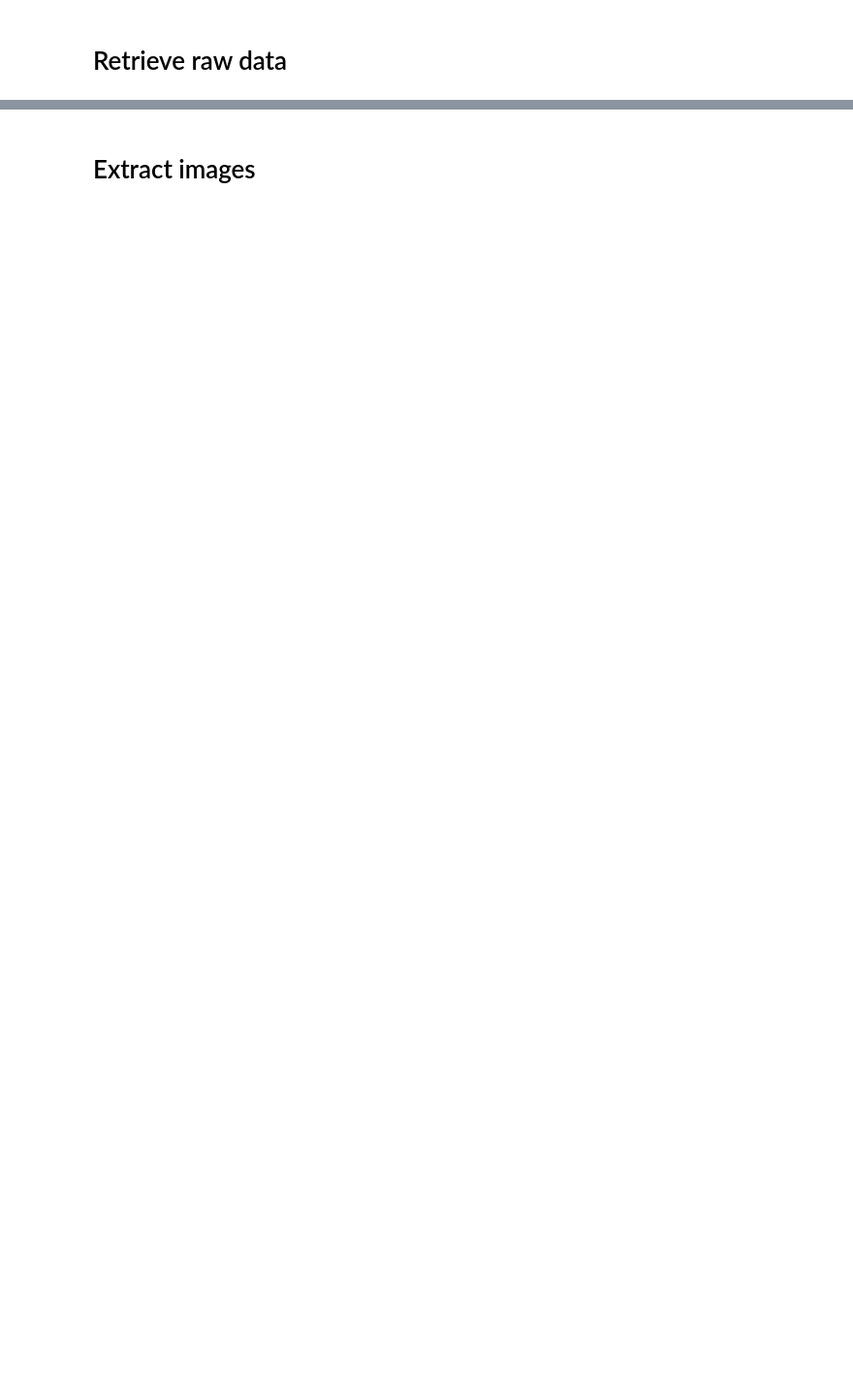
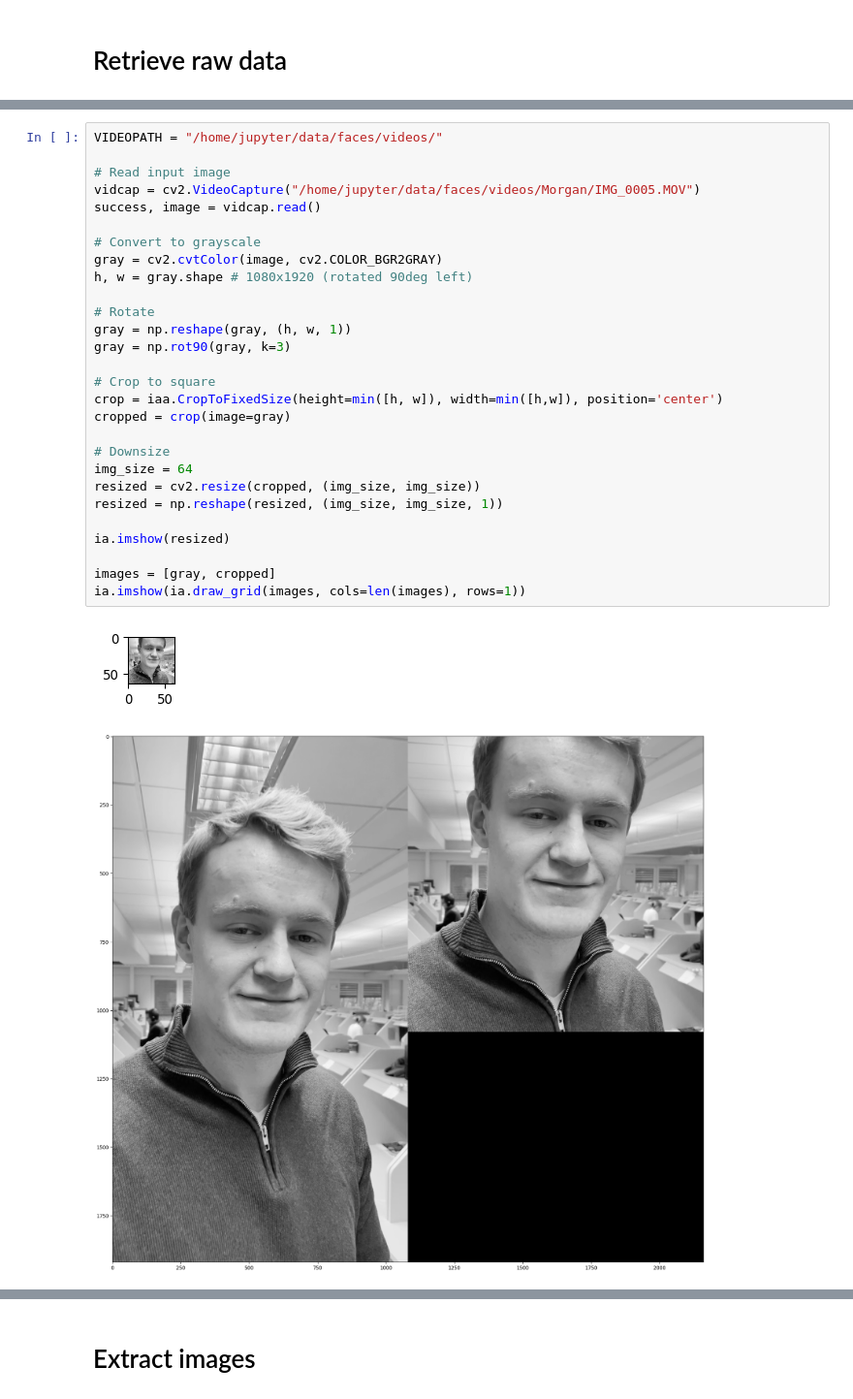
Before and after one commit to Neuralwood-Net/face-recognizer-9000, a Jupyter notebook: notebooks/data-extraction.ipynb, the cells around one changed output, grey strips where cells are left out. Shown at 97% size. Saved outputs shown, nothing was run; the diff lists cells and outputs as text; blank space fills up the shorter version.

```diff
--- a/notebooks/data-extraction.ipynb
+++ b/notebooks/data-extraction.ipynb
@@ -33,0 +62,31 @@ mkdir data/faces
+# %%
+VIDEOPATH = "/home/jupyter/data/faces/videos/"
+
+# Read input image
+vidcap = cv2.VideoCapture("/home/jupyter/data/faces/videos/Morgan/IMG_0005.MOV")
+success, image = vidcap.read()
+
+# Convert to grayscale
+gray = cv2.cvtColor(image, cv2.COLOR_BGR2GRAY)
+h, w = gray.shape # 1080x1920 (rotated 90deg left)
+
+# Rotate
+gray = np.reshape(gray, (h, w, 1))
+gray = np.rot90(gray, k=3)
+
+# Crop to square
+crop = iaa.CropToFixedSize(height=min([h, w]), width=min([h,w]), position='center')
+cropped = crop(image=gray)
+
+# Downsize
+img_size = 64
+resized = cv2.resize(cropped, (img_size, img_size))
+resized = np.reshape(resized, (img_size, img_size, 1))
+
+ia.imshow(resized)
+
+images = [gray, cropped]
+ia.imshow(ia.draw_grid(images, cols=len(images), rows=1))
+# %% [output]
+[figure, added]
+[figure, added]
```
Also changed, not shown: parts of 21 cells of this notebook.
